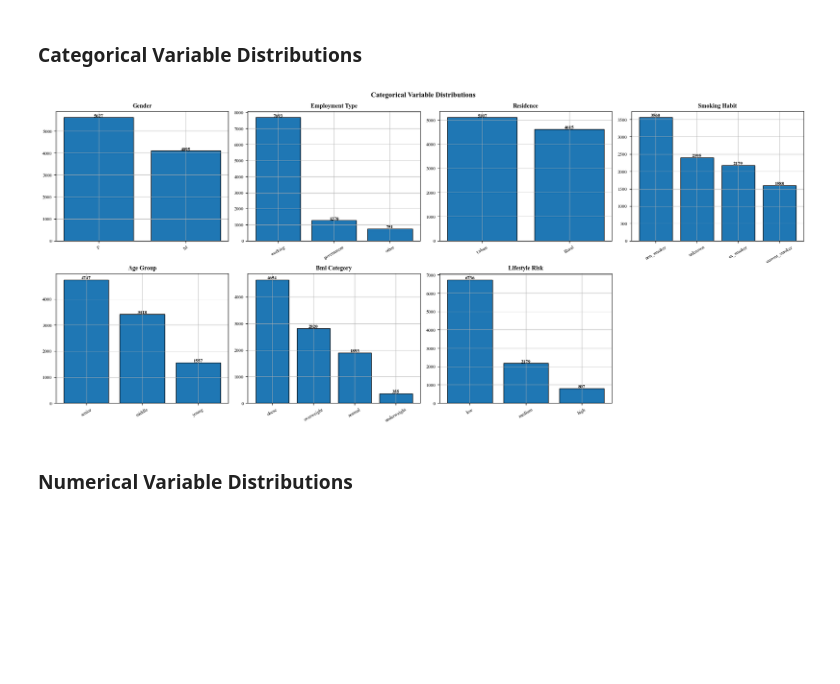
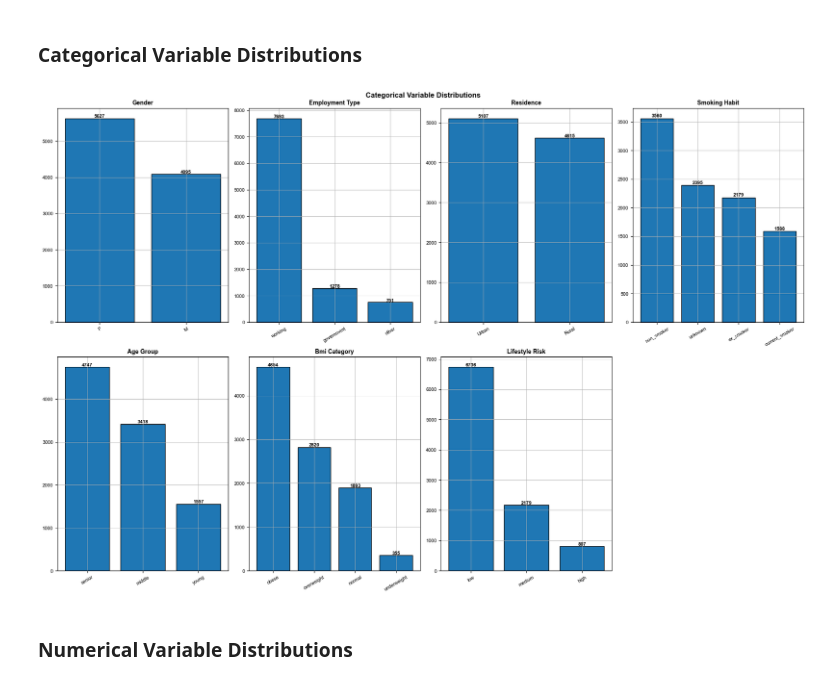
Before and after one commit to sankajithdjinasena/Stroke_Risk_Predicting, a Jupyter notebook: notebook.ipynb, the cells around one changed output. Drawn from its saved outputs; the diff is of its cells as text; code cells hidden in the pictures; blank space fills up the shorter version.

```diff
--- a/notebook.ipynb
+++ b/notebook.ipynb
@@ -145,17 +133,3 @@ working       7693
 government    1278
 other          751
 Name: count, dtype: int64
-# %%
-ax = data["employment_type"].value_counts().plot(kind="bar")
-
-plt.title("Employment Type Distribution")
-plt.xlabel("Employment Type")
-plt.ylabel("Count")
-plt.xticks(rotation=45)
-
-for i, v in enumerate(data["employment_type"].value_counts()):
-    ax.text(i, v + 0.5, str(v), ha='center')
-
-plt.savefig("Figures/Employment_Type_Distribution.png")
-
-plt.show()
@@ -168,17 +140,3 @@ residence
 Urban    5107
 Rural    4615
 Name: count, dtype: int64
-# %%
-ax = data["residence"].value_counts().plot(kind="bar")
-
-plt.title("Residence Distribution")
-plt.xlabel("Residence Type")
-plt.ylabel("Count")
-plt.xticks(rotation=45)
-
-for i, v in enumerate(data["residence"].value_counts()):
-    ax.text(i, v + 0.5, str(v), ha='center')
-
-plt.savefig("Figures/Residence_Distribution.png")
-
-plt.show()
@@ -193,17 +149,3 @@ unknown           2395
 ex_smoker         2179
 current_smoker    1588
 Name: count, dtype: int64
-# %%
-ax = data["smoking_habit"].value_counts().plot(kind="bar")
-
-plt.title("Smoking Habit Distribution")
-plt.xlabel("Smoking Habit")
-plt.ylabel("Count")
-plt.xticks(rotation=45)
-
-for i, v in enumerate(data["smoking_habit"].value_counts()):
-    ax.text(i, v + 0.5, str(v), ha='center')
-
-plt.savefig("Figures/Smoking_Habit_Distribution.png")
-
-plt.show()
@@ -243,28 +183,29 @@ data.describe()
 # %%
 categorical_cols = ['gender', 'employment_type', 'residence', 'smoking_habit', 'age_group', 'bmi_category', 'lifestyle_risk']
 
-fig, axes = plt.subplots(2, 4, figsize=(18, 8))
+fig, axes = plt.subplots(2, 4, figsize=(18,12 ))
 fig.suptitle('Categorical Variable Distributions', fontsize=12,
              fontweight='bold')
 axes = axes.flatten()
 
 for i, col in enumerate(categorical_cols):
     counts = data[col].value_counts()
     bars = axes[i].bar(counts.index, counts.values,
                        edgecolor='black')
     for b, v in zip(bars, counts.values):
         axes[i].text(b.get_x() + b.get_width()/2, v + 20, str(v),
                      ha='center', fontsize=8, fontweight='bold')
     axes[i].set_title(col.replace('_', ' ').title())
     axes[i].set_xlabel('')
+    axes[i].set_ylabel('')
     axes[i].tick_params(axis='x', rotation=30)
 
 axes[-1].axis('off')
 plt.tight_layout()
 plt.savefig("Figures/Categorical_Variable_Distribution.png")
 plt.show()
 # %% [output]
-[figure, old version]
+[figure, new version]
 # %% [markdown]
 ### **Numerical Variable Distributions**
 # %%
```
Also changed, not shown: parts of 13 cells of this notebook, 6 other files.
